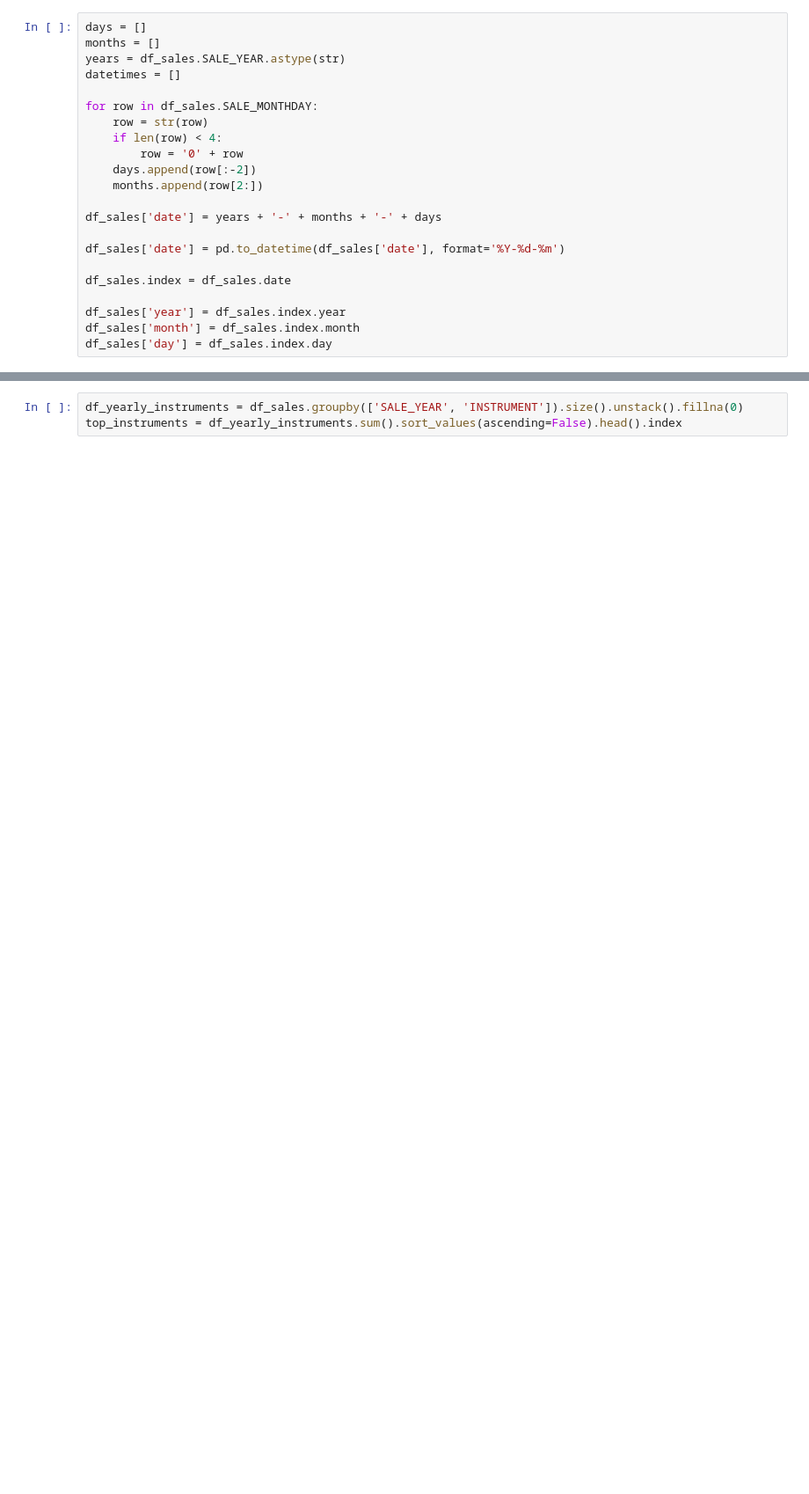
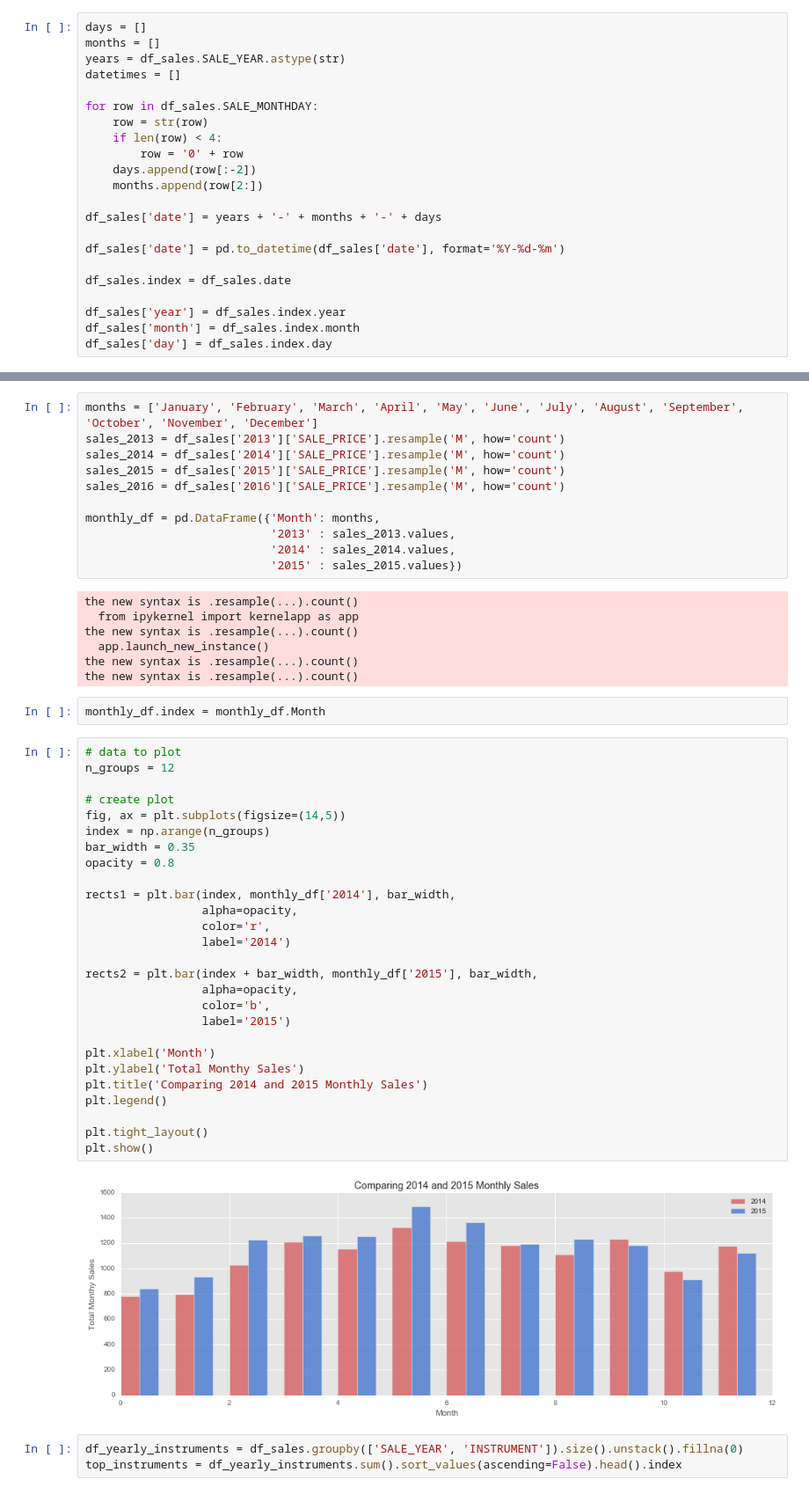
Before and after one commit to trcasey/datascience, a Jupyter notebook: 4.1 Data Story.ipynb, the cells around one changed output, grey strips where cells are left out. Shown at 88% size. Drawn from its saved outputs; the diff is of its cells as text; blank space fills up the shorter version.

```diff
--- a/4.1 Data Story.ipynb
+++ b/4.1 Data Story.ipynb
@@ -109,3 +93,52 @@ dtype: int64
+# %%
+months = ['January', 'February', 'March', 'April', 'May', 'June', 'July', 'August', 'September', 'October', 'November', 'December']
+sales_2013 = df_sales['2013']['SALE_PRICE'].resample('M', how='count')
+sales_2014 = df_sales['2014']['SALE_PRICE'].resample('M', how='count')
+sales_2015 = df_sales['2015']['SALE_PRICE'].resample('M', how='count')
+sales_2016 = df_sales['2016']['SALE_PRICE'].resample('M', how='count')
+
+monthly_df = pd.DataFrame({'Month': months,
+                           '2013' : sales_2013.values,
+                           '2014' : sales_2014.values,
+                           '2015' : sales_2015.values})
+# %% [output]
+the new syntax is .resample(...).count()
+  from ipykernel import kernelapp as app
+the new syntax is .resample(...).count()
+  app.launch_new_instance()
+the new syntax is .resample(...).count()
+the new syntax is .resample(...).count()
+# %%
+monthly_df.index = monthly_df.Month
+# %%
+# data to plot
+n_groups = 12
+
+# create plot
+fig, ax = plt.subplots(figsize=(14,5))
+index = np.arange(n_groups)
+bar_width = 0.35
+opacity = 0.8
+
+rects1 = plt.bar(index, monthly_df['2014'], bar_width,
+                 alpha=opacity,
+                 color='r',
+                 label='2014')
+
+rects2 = plt.bar(index + bar_width, monthly_df['2015'], bar_width,
+                 alpha=opacity,
+                 color='b',
+                 label='2015')
+
+plt.xlabel('Month')
+plt.ylabel('Total Monthy Sales')
+plt.title('Comparing 2014 and 2015 Monthly Sales')
+plt.legend()
+
+plt.tight_layout()
+plt.show()
+# %% [output]
+[figure, added]
 # %%
 df_yearly_instruments = df_sales.groupby(['SALE_YEAR', 'INSTRUMENT']).size().unstack().fillna(0)
 top_instruments = df_yearly_instruments.sum().sort_values(ascending=False).head().index
```
Also changed, not shown: parts of 6 cells of this notebook, 1 other file.
